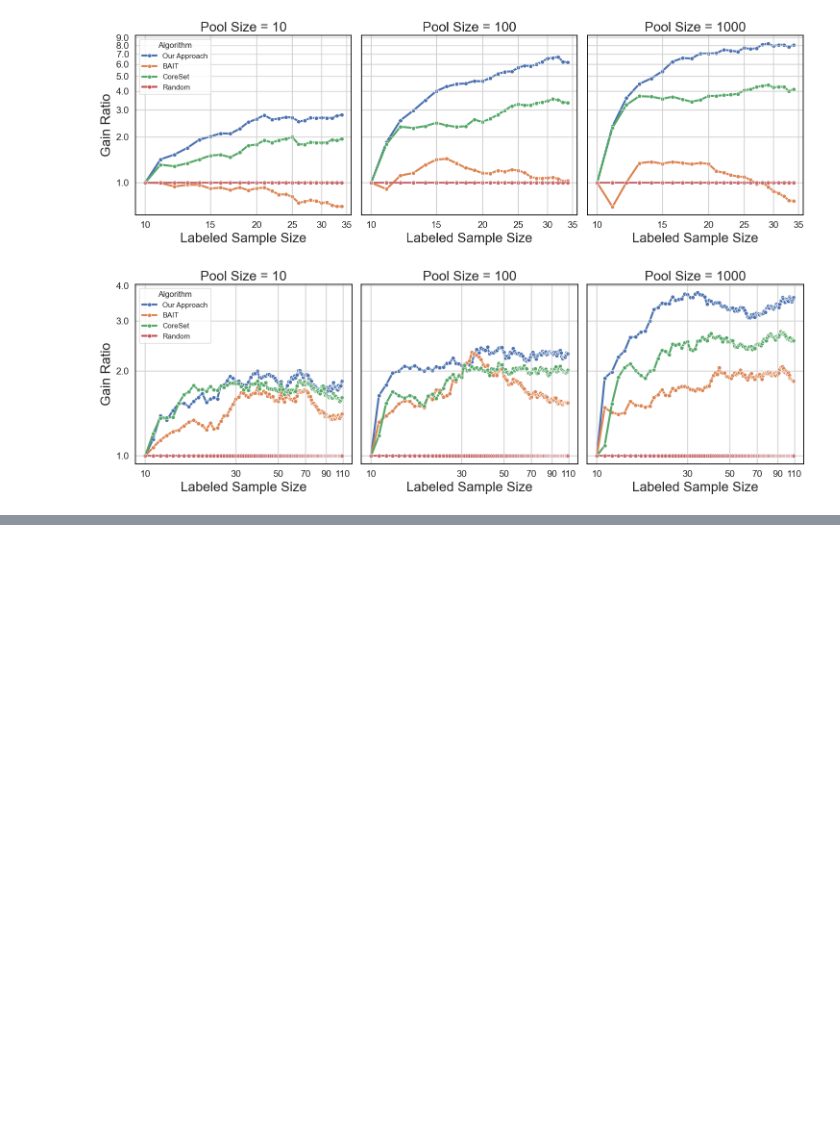
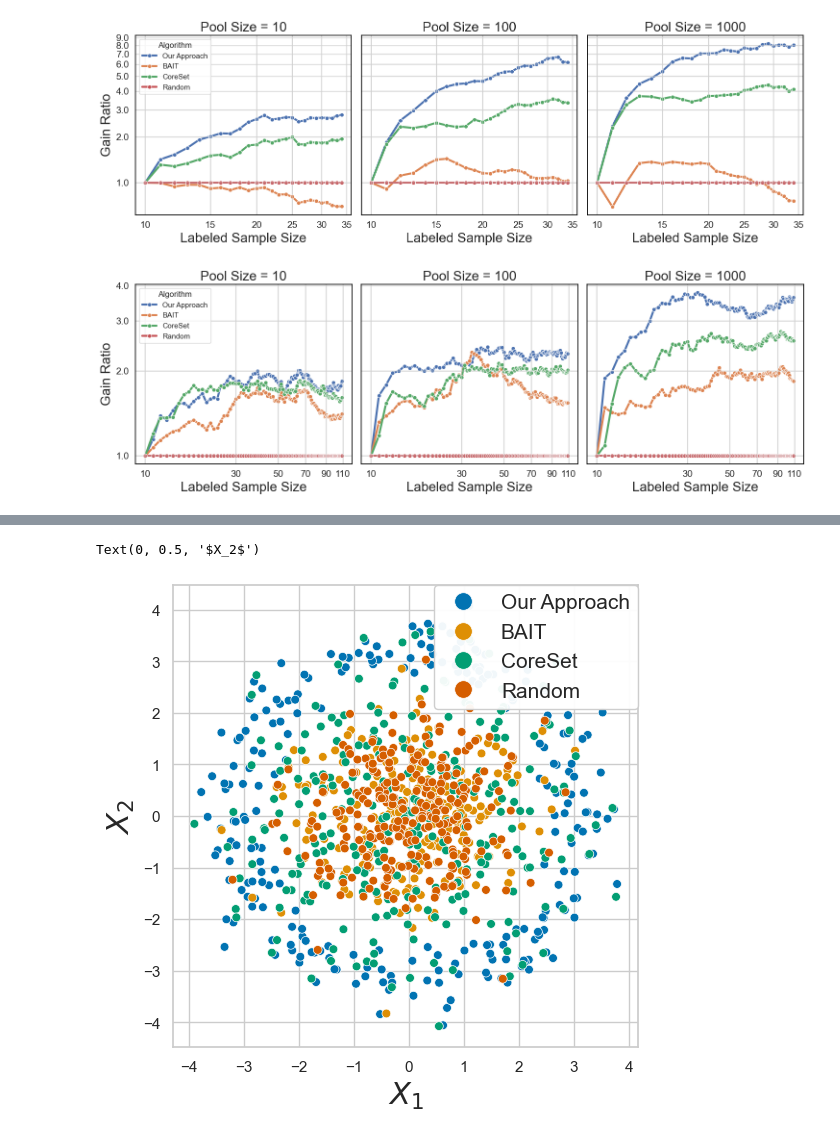
Before and after one commit to pingle14/ActiveLearningProj, a Jupyter notebook: notebook_analysis/plot_maker.ipynb, the cells around one changed output, grey strips where cells are left out. Drawn from its saved outputs; the diff is of its cells as text; code cells hidden in the pictures; blank space fills up the shorter version.

```diff
--- a/notebook_analysis/plot_maker.ipynb
+++ b/notebook_analysis/plot_maker.ipynb
@@ -626,0 +762,32 @@ ALGO: Random, Pool Sizes: 1000
+# %%
+df = pd.read_csv("../data/multiVar_linearity1.0_s10_b1_p100_n1_i250_c5_mFalse.csv")
+fig = plt.figure(figsize=(6, 6))
+
+ours = df[df.Algorithm == "Our Approach"]
+random = df[df.Algorithm == "Random"]
+# plt.plot(ours['X1'][10:], ours['X2'][10:], markersize=4, color='steelblue', label='Pool size = 100')
+# plt.plot(random['X1'][10:], random['X2'][10:], markersize=4, color='red', label='Random')
+sns.scatterplot(
+    data=df, x="X1", y="X2", hue="Algorithm", s=40, palette="colorblind"
+)  # ,, palette={'Our Approach': 'navy', 'Random': 'red'}
+
+# Add legend with background color
+plt.legend(
+    loc=1,
+    borderaxespad=0.0,
+    markerscale=2,
+    fancybox=True,
+    framealpha=0.95,
+    facecolor="white",
+    prop={"size": 15},
+)
+
+plt.xlabel(r"$X_1$", size=22)
+plt.ylabel(r"$X_2$", size=22)
+
+# Save the plot as an image file
+# plt.savefig('test_1.png', bbox_inches='tight')
+# files.download('test_1.png')
+# %% [output]
+Text(0, 0.5, '$X_2$')
+[figure, added]
```
Also changed, not shown: parts of 3 cells of this notebook, 11 other files.
